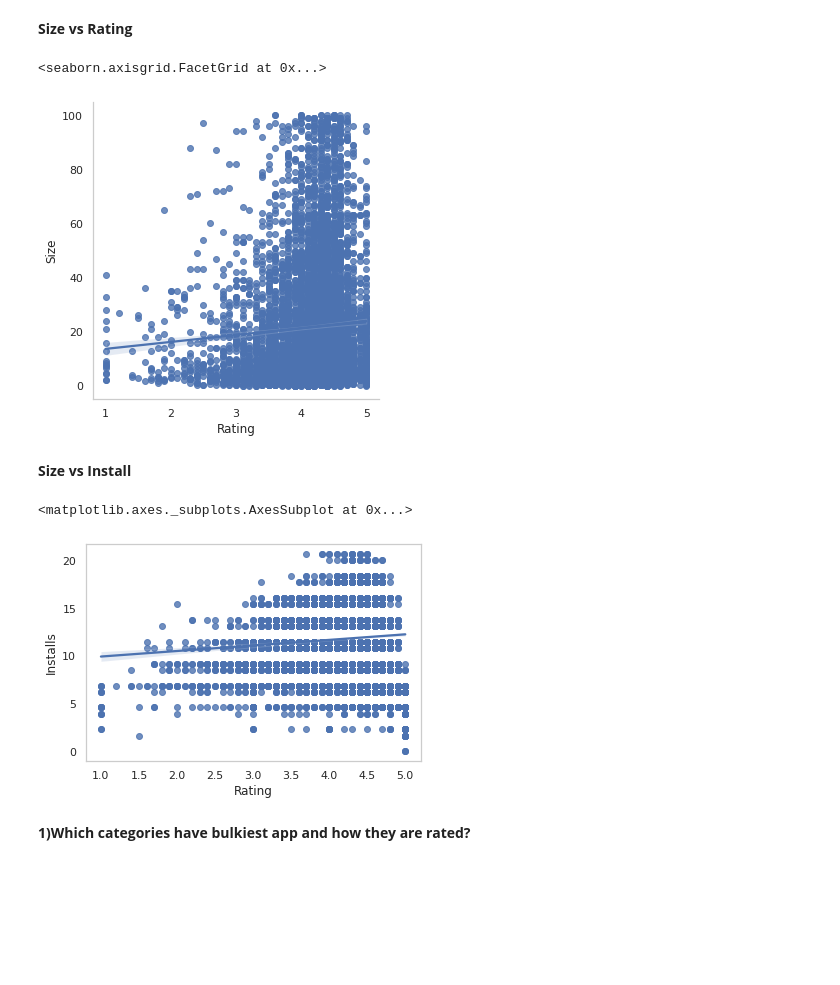
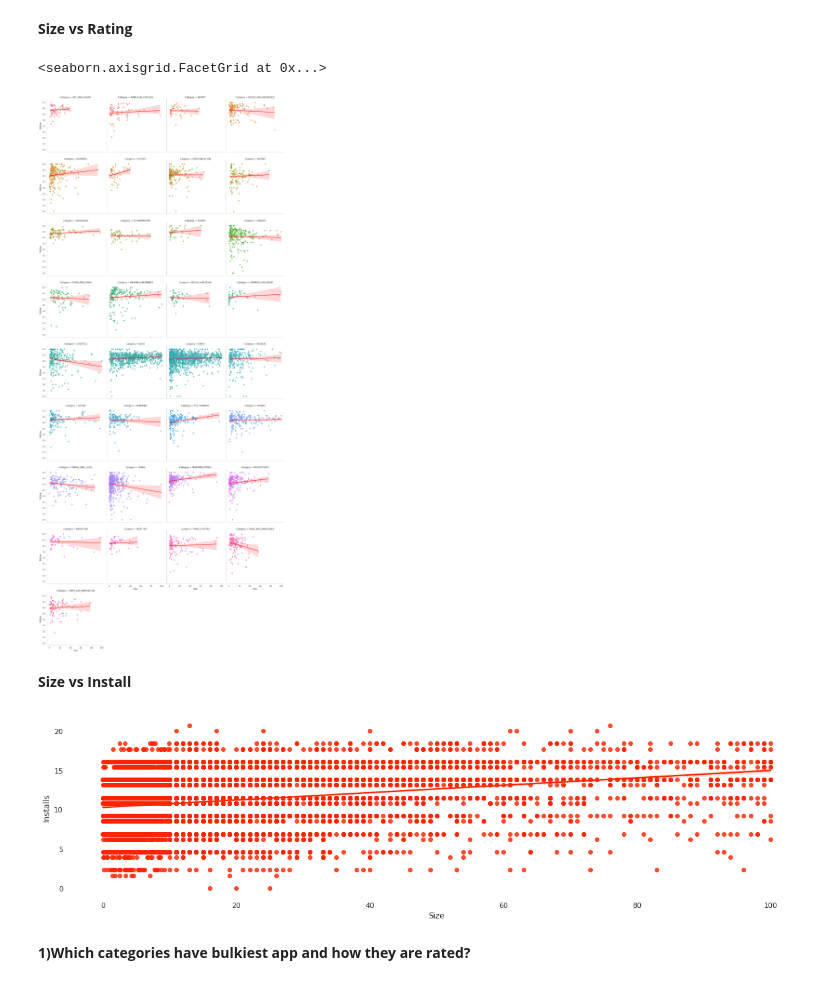
Before and after one commit to sudeep-009/PlayStoreAppReviewAnalysis, a Jupyter notebook: Copy_of_Play_Store_App_Review_Analysis_Capstone_Project.ipynb, the cells around one changed output. Cells and saved outputs as stored; diff of their text form; code cells hidden in the pictures; blank space fills up the shorter version.

```diff
--- a/Copy_of_Play_Store_App_Review_Analysis_Capstone_Project.ipynb
+++ b/Copy_of_Play_Store_App_Review_Analysis_Capstone_Project.ipynb
@@ -308,3 +310,13 @@ app_df.drop(index=app_df[app_df['Rating']==app_df['Rating'].max()].index,axis=0,
 app_df.shape
 # %% [output]
 (8196, 13)
+# %%
+%matplotlib inline
+sns.set_theme(style="whitegrid")
+sns.boxenplot(y=app_df['Rating'],color='#F34F20')
+plt.grid(False)
+plt.title('Statistical Visualization of Ratings',size=14)
+plt.ylabel('')
+ax=plt.gca()
+for spine in ax.spines.values():
+  spine.set_visible(False)
@@ -499,19 +513,20 @@ sns.pairplot(data=pd.DataFrame(zip(Rating,Reviews,Installs,Size,Price,Type),colu
 **Size vs Rating**
 # %%
 sns.set_style("whitegrid", {'axes.grid' : False})
-sns.lmplot(x='Rating',y='Size',data=app_df)
+sns.lmplot(y='Rating',x='Size',data=app_df,col="Category", hue="Category",col_wrap=4,line_kws={'color': 'red'})
 # %% [output]
 <seaborn.axisgrid.FacetGrid at 0x...>
-[figure, old version]
+[figure, new version]
 # %% [markdown]
 **Size vs Install**
 # %%
 sns.set_style("whitegrid", {'axes.grid' : False})
 Installs = np.log(app_df['Installs'])
-sns.regplot(x=app_df['Rating'],y=Installs)
+sns.regplot(x=app_df['Size'],y=Installs)
+for spine in plt.gca().spines.values():
+  spine.set_visible(False)
 # %% [output]
-<matplotlib.axes._subplots.AxesSubplot at 0x...>
-[figure, old version]
+[figure, new version]
 # %% [markdown]
 **1)Which categories have bulkiest app and how they are rated?**
 # %%
```
Also changed, not shown: parts of 10 cells of this notebook.
